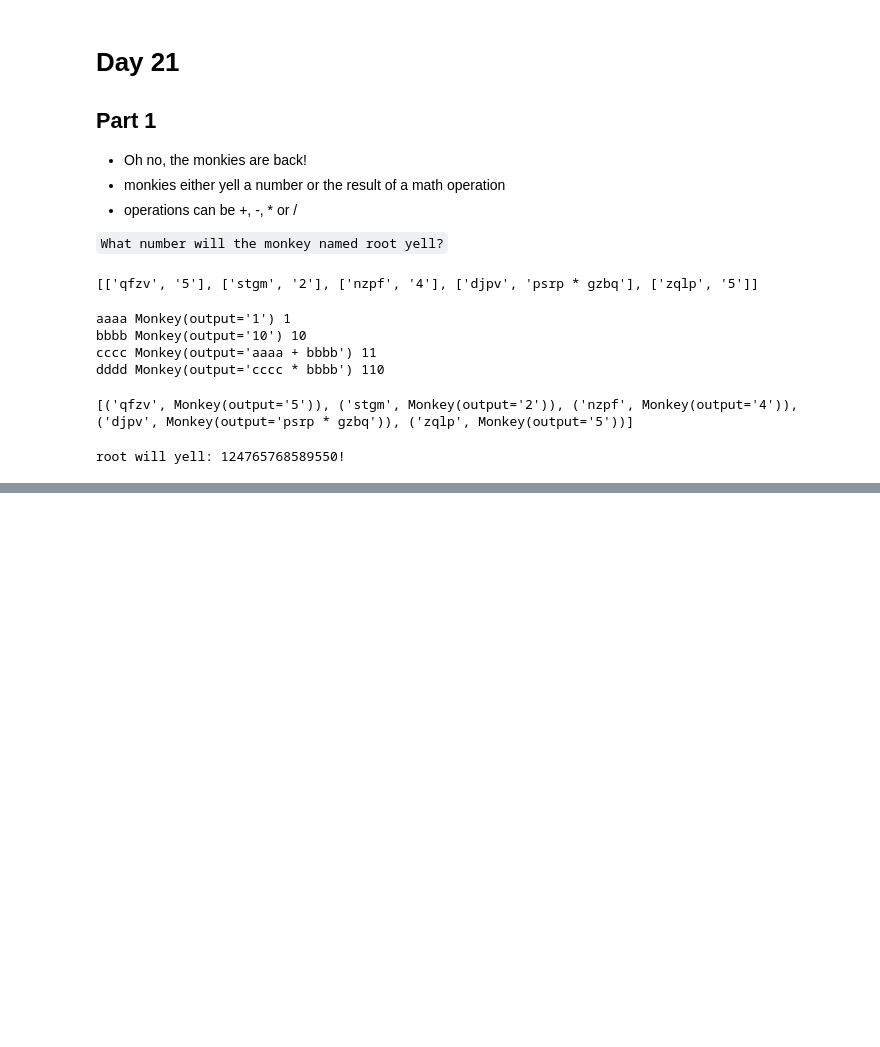
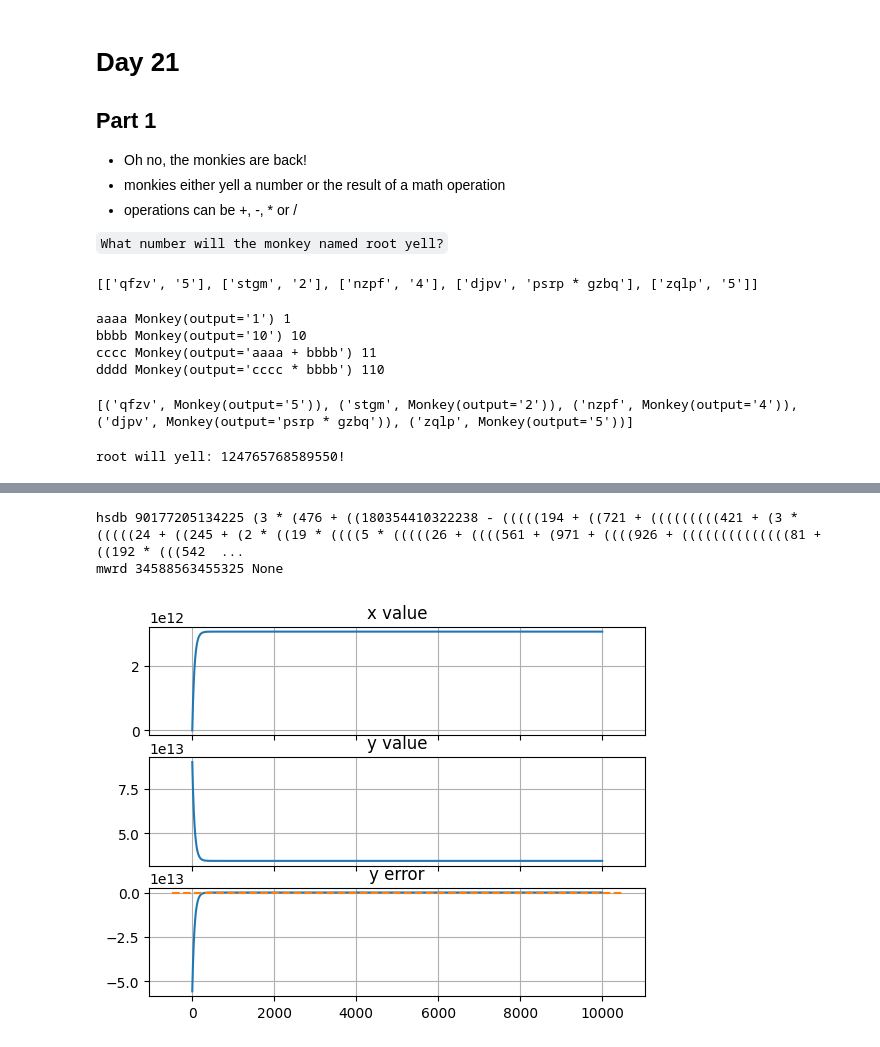
Before and after one commit to nouseforkeys/advent_of_code_22, a Jupyter notebook: day_21.ipynb, the cells around one changed output, grey strips where cells are left out. Saved outputs shown, nothing was run; the diff lists cells and outputs as text; code cells hidden in the pictures; blank space fills up the shorter version.

```diff
--- a/day_21.ipynb
+++ b/day_21.ipynb
@@ -50,7 +52,7 @@ class Monkey:
                 return a * b
             case '/':
                 return a // b  # use integer division
-            case '_':
+            case _:
                 raise ValueError(f'operator: {operator} not recognised')
 
 test_monkies = {
@@ -83,0 +177,46 @@ root will yell: 124765768589550!
+# %%
+# now for real
+tracers = {
+    name: TracerMonkey(deepcopy(monkey.output))
+    for name, monkey in monkies.items()
+}
+
+monkey_a, monkey_b = tracers['root'].output.split(' ')[::2]
+
+for name in (monkey_a, monkey_b):
+    value, source = tracers[name].get_value_and_update(tracers)
+    print(name, value, source)
+# %% [output]
+hsdb 90177205134225 (3 * (476 + ((180354410322238 - (((((194 + ((721 + (((((((((421 + (3 * (((((24 + ((245 + (2 * ((19 * ((((5 * (((((26 + ((((561 + (971 + ((((926 + ((((((((((((((81 + ((192 * (((542  ...
+mwrd 34588563455325 None
+# %%
+# save this value in case we need to restart the iterations
+start_humn = tracers['humn'].get_value(tracers)
+# %%
+# assuming it's monotonic, we could try using a control loop to iterate so that
+# y equals the target
+tracers['humn'].output = str(start_humn)
+target = tracers[monkey_b].get_value(tracers)
+x = [start_humn]
+y = [tracers[monkey_a].get_value(tracers)]
+
+error_factor = -1e-3
+
+for _ in range(10000):
+    temp_x = int(x[-1] + error_factor * (target - y[-1]))
+    x.append(temp_x)
+    tracers['humn'].output = str(temp_x)
+    y.append(tracers[monkey_a].get_value(tracers))
+# %%
+fig, (x_ax, y_ax, error_ax) = plt.subplots(nrows=3, sharex=True)
+x_ax.plot(x)
+x_ax.set_title('x value')
+y_ax.plot(y)
+y_ax.set_title('y value')
+error_ax.plot([target - value for value in y])
+error_ax.plot(error_ax.get_xlim(), [0] * 2, '--')
+error_ax.set_title('y error')
+for ax in fig.axes:
+    ax.grid('ON')
+# %% [output]
+[figure, added]
```
Also changed, not shown: parts of 8 cells of this notebook.
